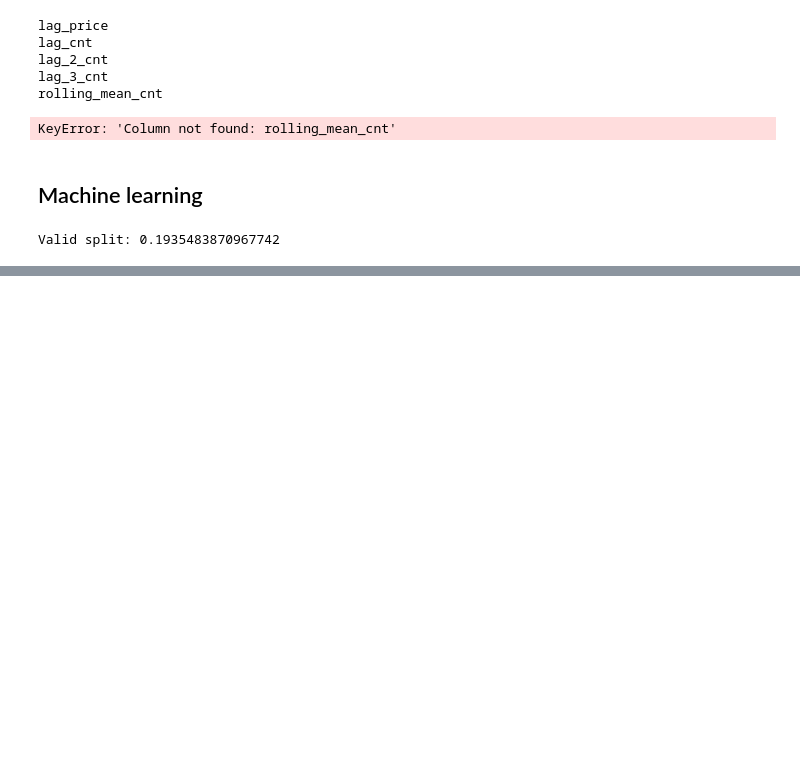
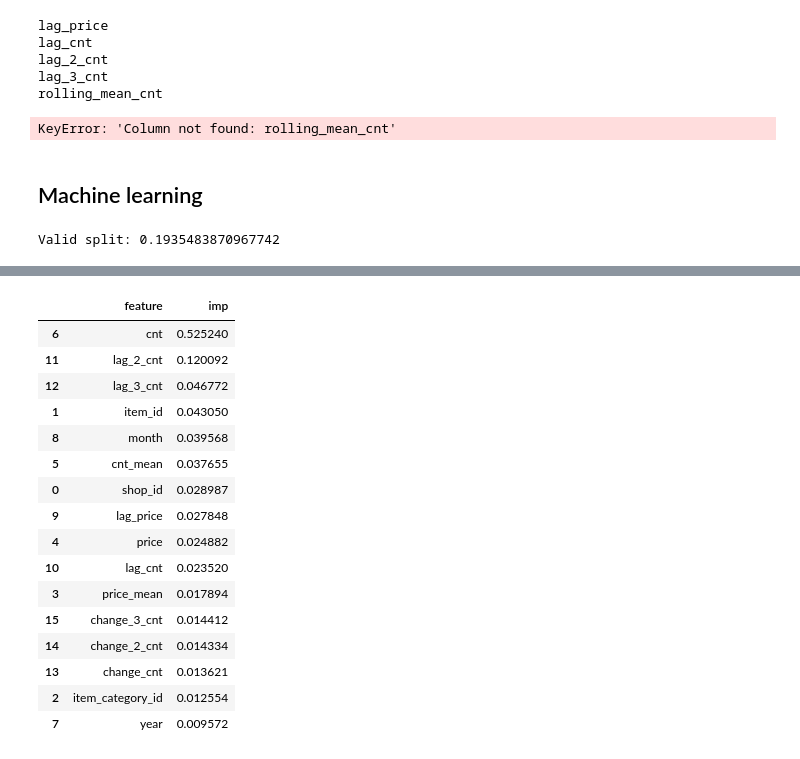
Before and after one commit to Bounty1993/ML-scripts, a Jupyter notebook: future_sales.ipynb, the cells around one changed output, grey strips where cells are left out. Saved outputs shown, nothing was run; the diff lists cells and outputs as text; code cells hidden in the pictures; blank space fills up the shorter version.

Commit message:
model working but poor results

```diff
--- a/future_sales.ipynb
+++ b/future_sales.ipynb
@@ -341,0 +376,22 @@ building tree 22 of 100
+# %%
+x = pd.DataFrame(list(zip(X_train.columns, model.feature_importances_)), columns=['feature', 'imp'])
+# %%
+x.sort_values('imp', ascending=False)
+# %% [output]
+|  | feature | imp |
+| 6 | cnt | 0.525240 |
+| 11 | lag_2_cnt | 0.120092 |
+| 12 | lag_3_cnt | 0.046772 |
+| 1 | item_id | 0.043050 |
+| 8 | month | 0.039568 |
+| 5 | cnt_mean | 0.037655 |
+| 0 | shop_id | 0.028987 |
+| 9 | lag_price | 0.027848 |
+| 4 | price | 0.024882 |
+| 10 | lag_cnt | 0.023520 |
+| 3 | price_mean | 0.017894 |
+| 15 | change_3_cnt | 0.014412 |
+| 14 | change_2_cnt | 0.014334 |
+| 13 | change_cnt | 0.013621 |
+| 2 | item_category_id | 0.012554 |
+| 7 | year | 0.009572 |
```
Also changed, not shown: parts of 4 cells of this notebook.
